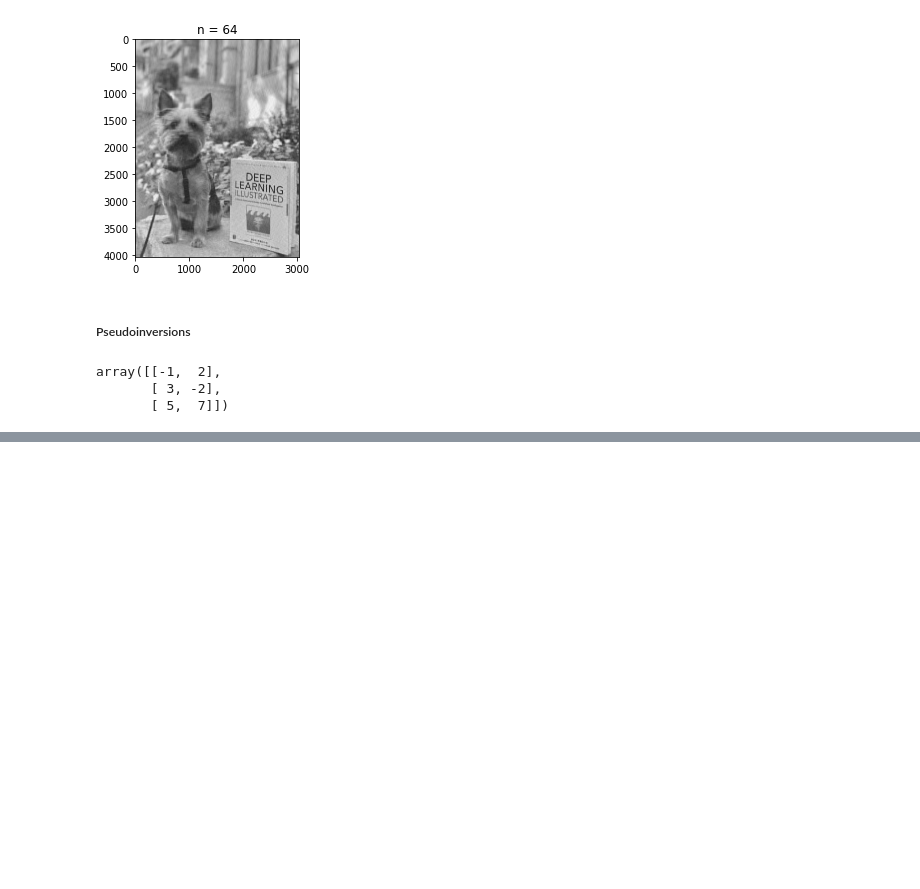
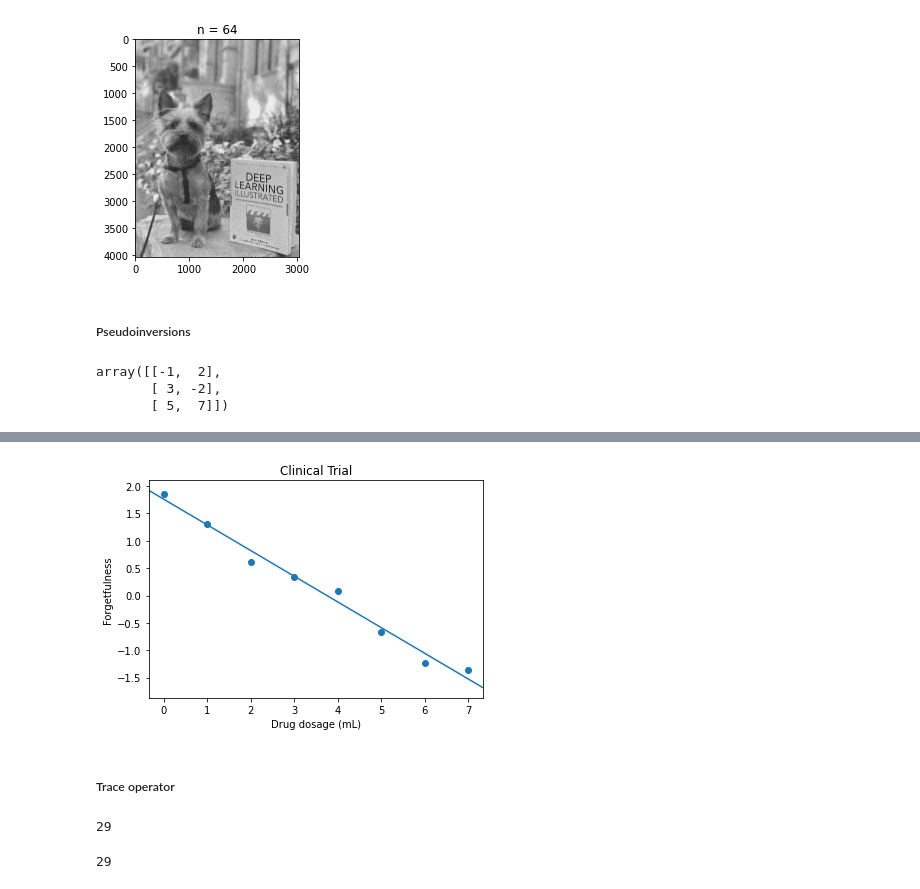
Before and after one commit to Dnbg1982/Practice-Projects, a Jupyter notebook: Linear Algebra.ipynb, the cells around one changed output, grey strips where cells are left out. Saved outputs shown, nothing was run; the diff lists cells and outputs as text; code cells hidden in the pictures; blank space fills up the shorter version.

```diff
--- a/Linear Algebra.ipynb
+++ b/Linear Algebra.ipynb
@@ -810,0 +867,2 @@ array([[-1,  2],
+# %%
+X = np.concatenate((np.matrix(x0).T, np.matrix(x1).T), axis=1)
@@ -810,0 +894,16 @@ array([[-1,  2],
+# %%
+fig, ax = plt.subplots()
+plt.title('Clinical Trial')
+plt.xlabel('Drug dosage (mL)')
+plt.ylabel('Forgetfulness')
+ax.scatter(x1,y)
+
+x_min, x_max = ax.get_xlim()
+y_min, y_max = m*x_min + b, m*x_max + b
+
+ax.set_xlim([x_min, x_max])
+_= ax.plot([x_min, x_max], [y_min, y_max])
+# %% [output]
+[figure, added]
+# %% [markdown]
+##### Trace operator
@@ -810,0 +914,8 @@ array([[-1,  2],
+# %%
+25+4
+# %% [output]
+29
+# %%
+np.trace(A)
+# %% [output]
+29
```
Also changed, not shown: parts of 36 cells of this notebook.
